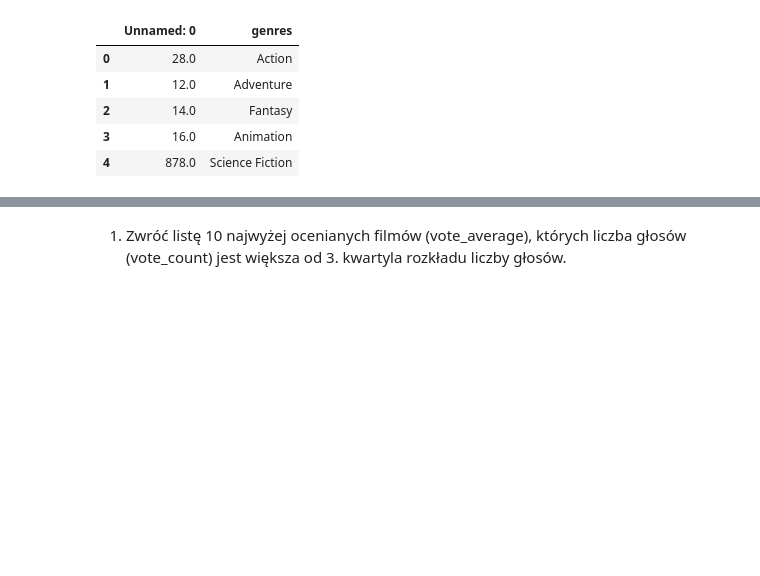
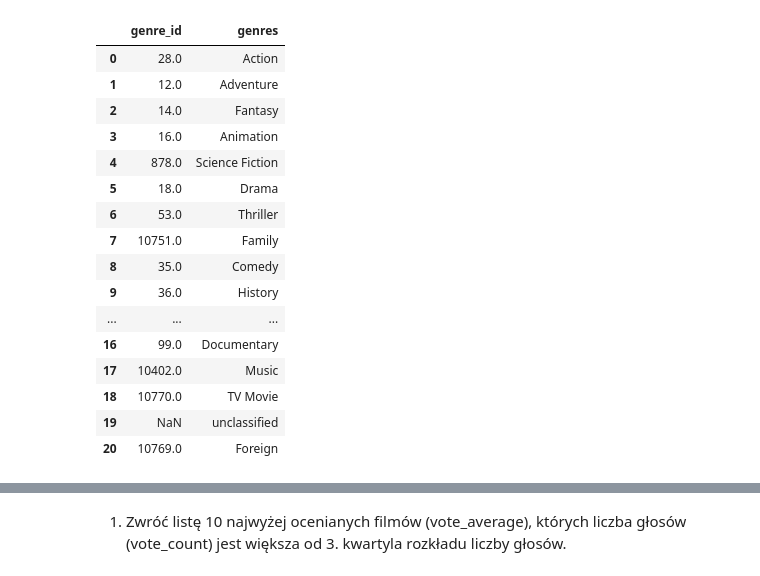
Before and after one commit to Margolka/Module_9_ch1, a Jupyter notebook: ex.ipynb, the cells around one changed output, grey strips where cells are left out. Saved outputs shown, nothing was run; the diff lists cells and outputs as text; code cells hidden in the pictures; blank space fills up the shorter version.

```diff
--- a/ex.ipynb
+++ b/ex.ipynb
@@ -1,19 +1,32 @@
 # %%
 import numpy as np
 import pandas as pd
 import matplotlib.pyplot as plt
 import seaborn as sns
 
 %matplotlib inline
 genres = pd.read_csv('tmdb_genres.csv')
-genres.head()
+genres['genres']=genres['genres'].fillna('unclassified')
+genres.rename(columns={ genres.columns[0]: "genre_id" },inplace=True)
+genres
 # %% [output]
-|  | Unnamed: 0 | genres |
+|  | genre_id | genres |
 | 0 | 28.0 | Action |
 | 1 | 12.0 | Adventure |
 | 2 | 14.0 | Fantasy |
 | 3 | 16.0 | Animation |
 | 4 | 878.0 | Science Fiction |
+| 5 | 18.0 | Drama |
+| 6 | 53.0 | Thriller |
+| 7 | 10751.0 | Family |
+| 8 | 35.0 | Comedy |
+| 9 | 36.0 | History |
+| ... | ... | ... |
+| 16 | 99.0 | Documentary |
+| 17 | 10402.0 | Music |
+| 18 | 10770.0 | TV Movie |
+| 19 | NaN | unclassified |
+| 20 | 10769.0 | Foreign |
 # %%
 movies = pd.read_csv('tmdb_movies.csv')
 movies.head()
```
Also changed, not shown: parts of 7 cells of this notebook.
